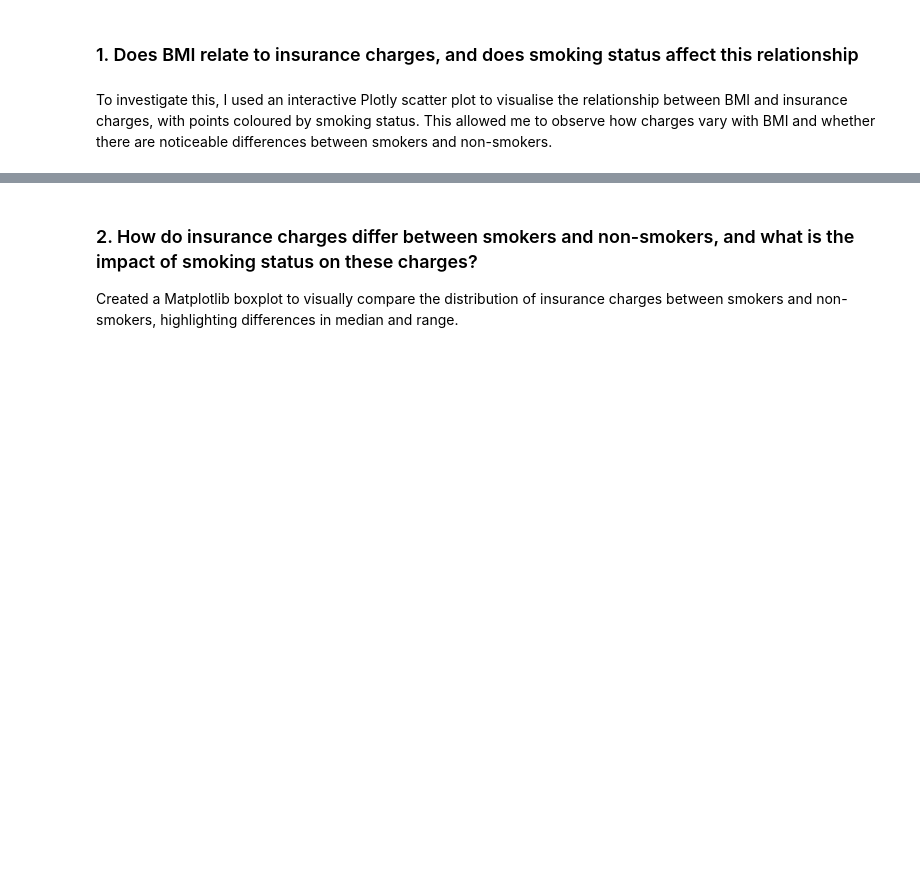
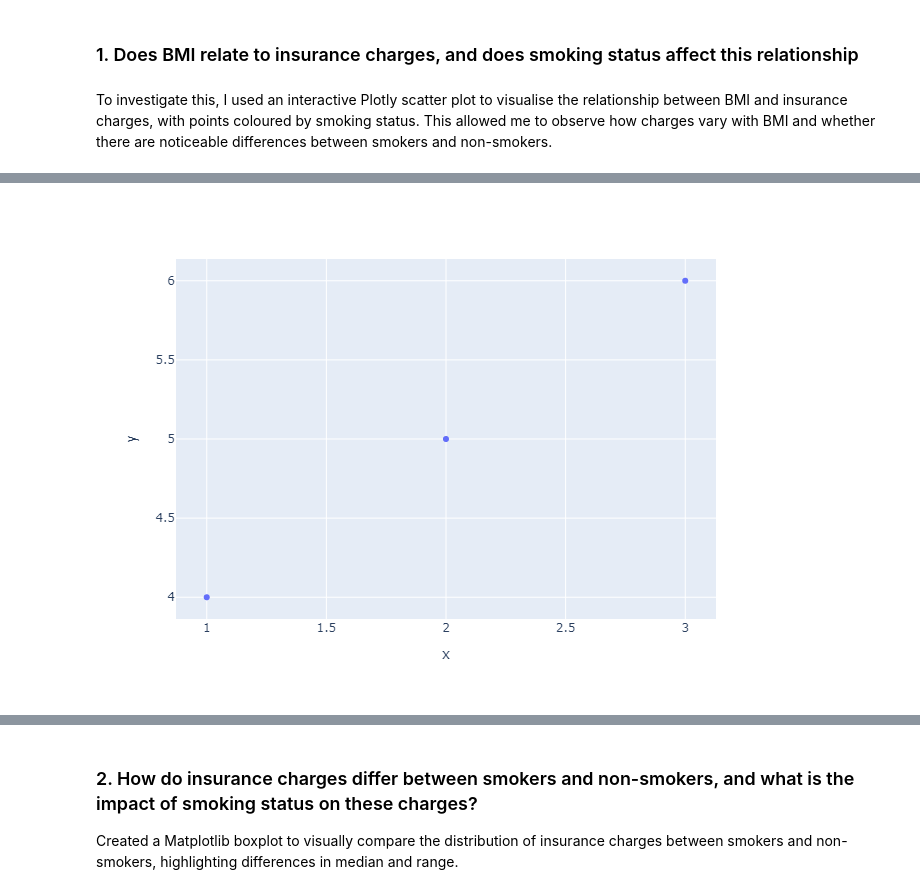
Before and after one commit to sumayxahmed/Project-1--Individual, a Jupyter notebook: jupyter_notebooks/Notebook_Template.ipynb, the cells around one changed output, grey strips where cells are left out. Cells and saved outputs as stored; diff of their text form; code cells hidden in the pictures; blank space fills up the shorter version.

```diff
--- a/jupyter_notebooks/Notebook_Template.ipynb
+++ b/jupyter_notebooks/Notebook_Template.ipynb
@@ -172,0 +204,9 @@ fig.show()
+# %%
+import plotly.express as px
+fig = px.scatter(x=[1, 2, 3], y=[4, 5, 6])  # test figure
+fig.write_image("plot.png")
+
+from IPython.display import Image
+Image("plot.png")
+# %% [output]
+[figure, added]
```
Also changed, not shown: parts of 4 cells of this notebook, 1 other file.
